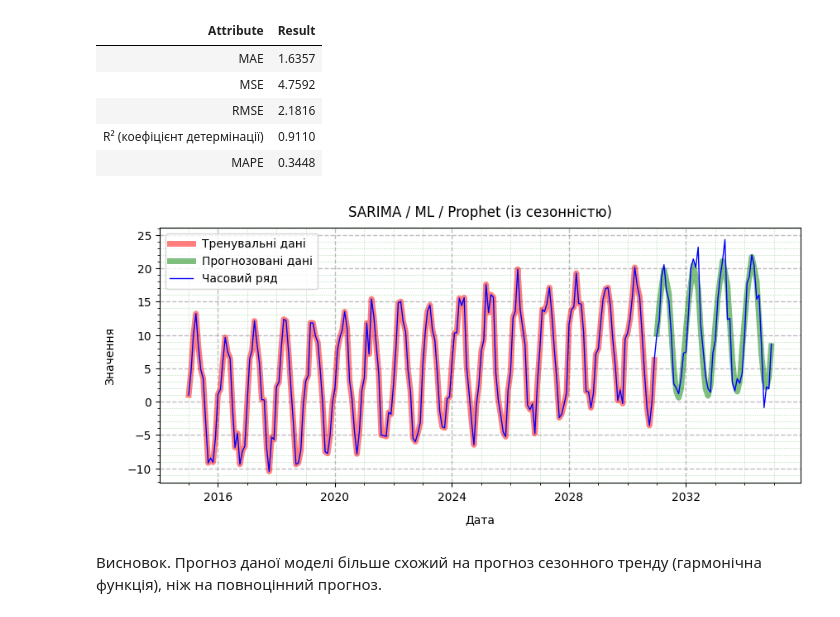
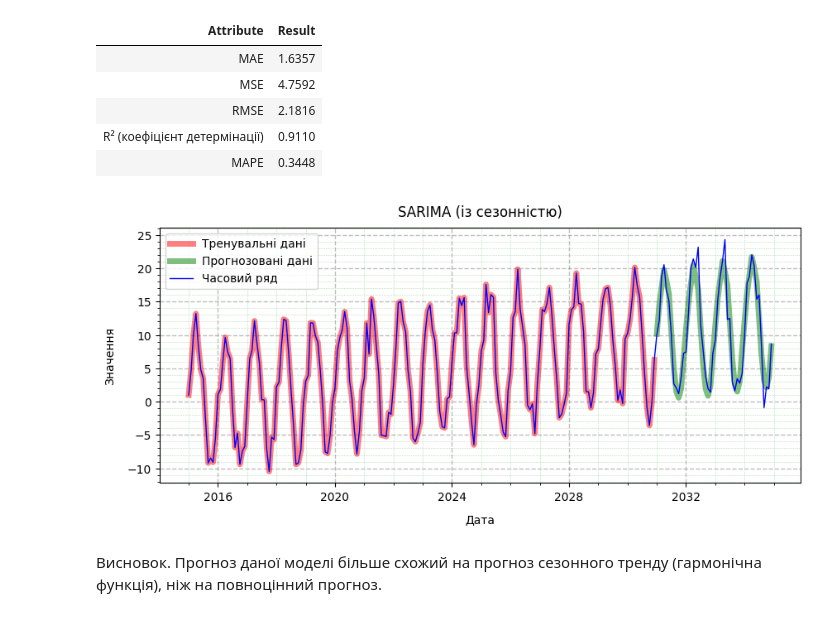
Before and after one commit to BogdanPinchuk/DataScience-PBY_HW16, a Jupyter notebook: Bohdan_Pinchuk_DS_HW16.ipynb, the cells around one changed output. Drawn from its saved outputs; the diff is of its cells as text; code cells hidden in the pictures.

```diff
--- a/Bohdan_Pinchuk_DS_HW16.ipynb
+++ b/Bohdan_Pinchuk_DS_HW16.ipynb
@@ -1071,27 +1074,27 @@ _ = mn.calc_regres_metrics(Y_test_s["y"], Y_pred_s)
 # %%
 # Graphic results
 
 import matplotlib.pyplot as plt
 
 # Input data
 
 # Solution
 _, ax = plt.subplots(figsize=(10, 4))
 
 ax.plot(Y_train_s["ds"], Y_train_s["y"], linewidth=5.0, alpha=0.5, color="red", label="Тренувальні дані")
 ax.plot(Y_test_s["ds"], Y_pred_s, linewidth=5.0, alpha=0.5, color="green", label="Прогнозовані дані")
 ax.plot(df_seasonal["ds"], df_seasonal["y"], linewidth=1.0, color="blue", label="Часовий ряд")
 
 ax.grid(axis='both', visible=True, which='major', ls='--', linewidth=1.0, color='tab:gray')
 ax.minorticks_on()
 ax.grid(axis='both', visible=True, which='minor', ls=':', linewidth=0.5, color='tab:green')
-ax.set_title(ds_seasonal_name, pad=10, loc='center', color='black')
+ax.set_title("SARIMA (із сезонністю)", pad=10, loc='center', color='black')
 ax.set_xlabel("Дата", labelpad=10, loc='center', color='black')
 ax.set_ylabel("Значення", labelpad=10, loc='center', color='black')
 ax.legend()
 
 plt.show()
 # %% [output]
-[figure, old version]
+[figure, new version]
 # %% [markdown]
 Висновок. Прогноз даної моделі більше схожий на прогноз сезонного тренду (гармонічна функція), ніж на повноцінний прогноз.
```
Also changed, not shown: parts of 9 cells of this notebook, 1 other file.
